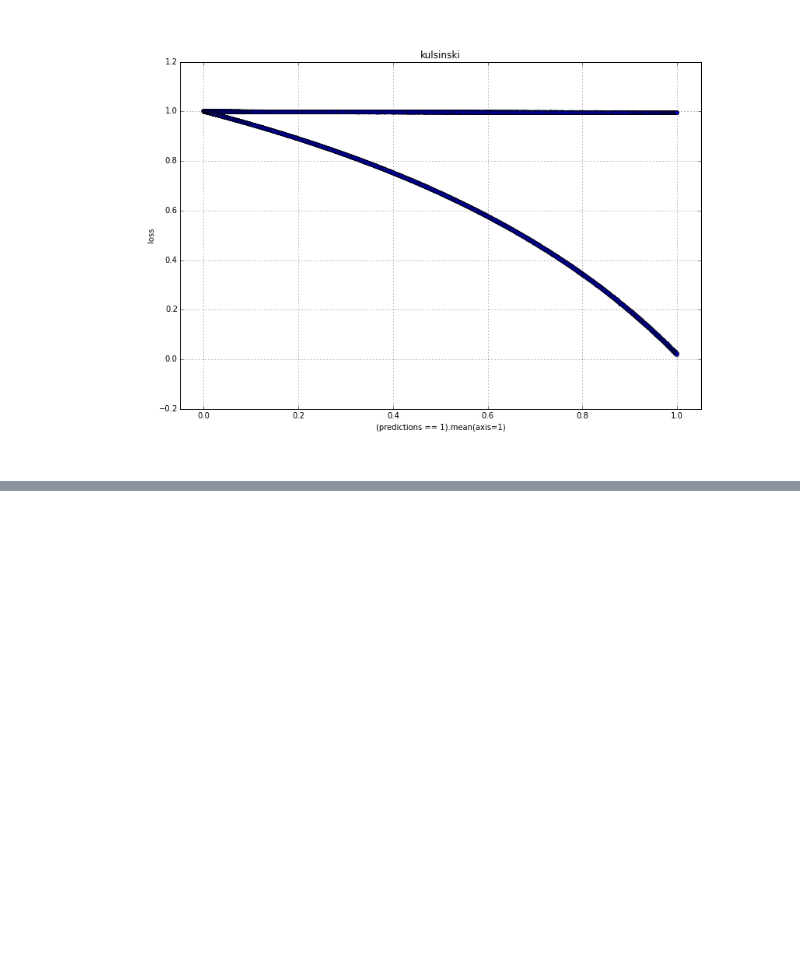
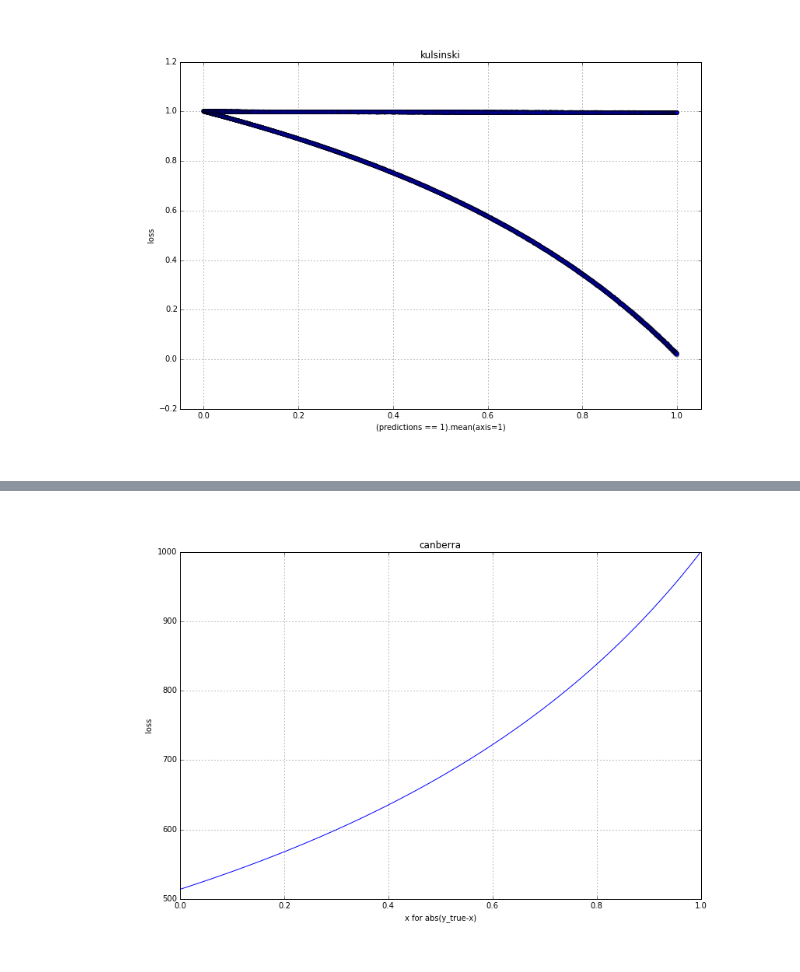
Before and after one commit to jonathanstrong/tmetrics, a Jupyter notebook: visualize.ipynb, the cells around one changed output, grey strips where cells are left out. Saved outputs shown, nothing was run; the diff lists cells and outputs as text; code cells hidden in the pictures; blank space fills up the shorter version.

```diff
--- a/visualize.ipynb
+++ b/visualize.ipynb
@@ -214,0 +219,25 @@ plt.plot([kulsinski(true[i].astype(np.double), np.random.binomial(n=1, p=p, size
+# %%
+def plot_python_probabalistic_loss(fn, title='', **kwargs):
+    #for examples that need a matrix of 0/1 predictions
+    n = 1000
+    y = np.random.binomial(n=1, p=.5, size=n)
+    plt.figure(figsize=(12, 8))
+    diffs = []
+    losses = []
+    for diff in np.linspace(1e-6, 1-1e-6, n):
+        p = abs(y-diff)
+        loss = fn(y, p, **kwargs)
+        diffs.append(diff)
+        losses.append(loss)
+
+
+    plt.plot(diffs, losses)
+    #plt.plot([1-x/float(n) for x in range(n)], false_losses, label='ground truth == 0')
+    #plt.legend(loc='best')
+    plt.xlabel('x for abs(y_true-x)')
+    plt.ylabel('loss')
+    plt.title(title)
+    #plt.xlim(-.05, abs(predicted.max() * 1.05))
+    #max_loss = true_losses.max()
+    #plt.ylim(max_loss - (max_loss * 1.05), max_loss * 1.05)
+    plt.grid(True)
@@ -214,0 +246,4 @@ plt.plot([kulsinski(true[i].astype(np.double), np.random.binomial(n=1, p=p, size
+# %%
+plot_python_probabalistic_loss(canberra, 'canberra')
+# %% [output]
+[figure, added]
```
Also changed, not shown: parts of 8 cells of this notebook, 1 other file.
